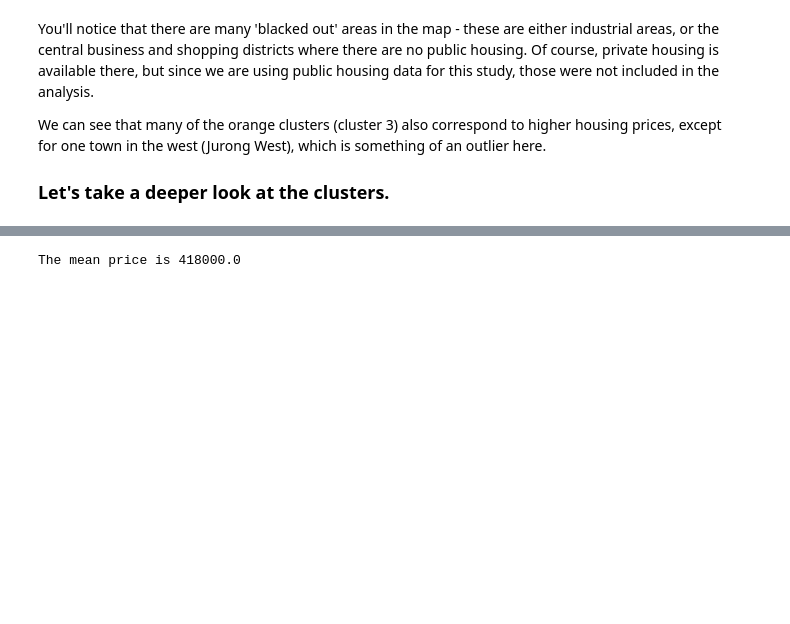
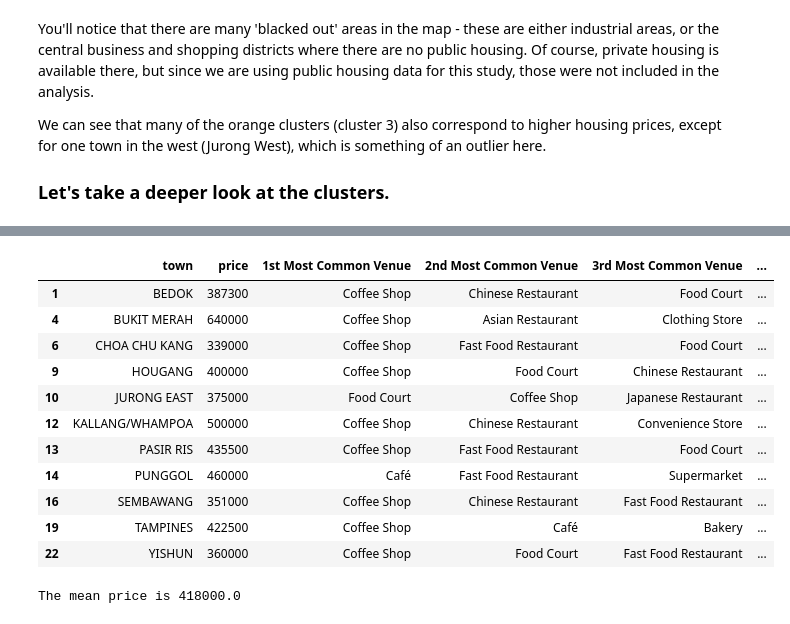
Before and after one commit to glenteoh/Coursera_Capstone, a Jupyter notebook: Clustering in Singapore.ipynb, the cells around one changed output, grey strips where cells are left out. Drawn from its saved outputs; the diff is of its cells as text; code cells hidden in the pictures; blank space fills up the shorter version.

```diff
--- a/Clustering in Singapore.ipynb
+++ b/Clustering in Singapore.ipynb
@@ -533,6 +544,22 @@ The mean price is 424572.7272727273
 | 16 | 351000 | Coffee Shop | Chinese Restaurant | Fast Food Restaurant | Italian Restaurant | ... |
 | 19 | 422500 | Coffee Shop | Café | Bakery | Supermarket | ... |
 | 22 | 360000 | Coffee Shop | Food Court | Fast Food Restaurant | Chinese Restaurant | ... |
+# %%
+test = sin_merged.loc[sin_merged['Cluster Labels'] == 0].drop(columns=['Latitude', 'Longitude','Cluster Labels'])
+test
+# %% [output]
+|  | town | price | 1st Most Common Venue | 2nd Most Common Venue | 3rd Most Common Venue | ... |
+| 1 | BEDOK | 387300 | Coffee Shop | Chinese Restaurant | Food Court | ... |
+| 4 | BUKIT MERAH | 640000 | Coffee Shop | Asian Restaurant | Clothing Store | ... |
+| 6 | CHOA CHU KANG | 339000 | Coffee Shop | Fast Food Restaurant | Food Court | ... |
+| 9 | HOUGANG | 400000 | Coffee Shop | Food Court | Chinese Restaurant | ... |
+| 10 | JURONG EAST | 375000 | Food Court | Coffee Shop | Japanese Restaurant | ... |
+| 12 | KALLANG/WHAMPOA | 500000 | Coffee Shop | Chinese Restaurant | Convenience Store | ... |
+| 13 | PASIR RIS | 435500 | Coffee Shop | Fast Food Restaurant | Food Court | ... |
+| 14 | PUNGGOL | 460000 | Café | Fast Food Restaurant | Supermarket | ... |
+| 16 | SEMBAWANG | 351000 | Coffee Shop | Chinese Restaurant | Fast Food Restaurant | ... |
+| 19 | TAMPINES | 422500 | Coffee Shop | Café | Bakery | ... |
+| 22 | YISHUN | 360000 | Coffee Shop | Food Court | Fast Food Restaurant | ... |
 # %%
 cl2 = sin_merged.loc[sin_merged['Cluster Labels'] == 1, sin_merged.columns[[1] + list(range(5,sin_merged.shape[1]))]]
 cl2 = cl2.astype({'price': 'int32'})
```
Also changed, not shown: parts of 3 cells of this notebook.
